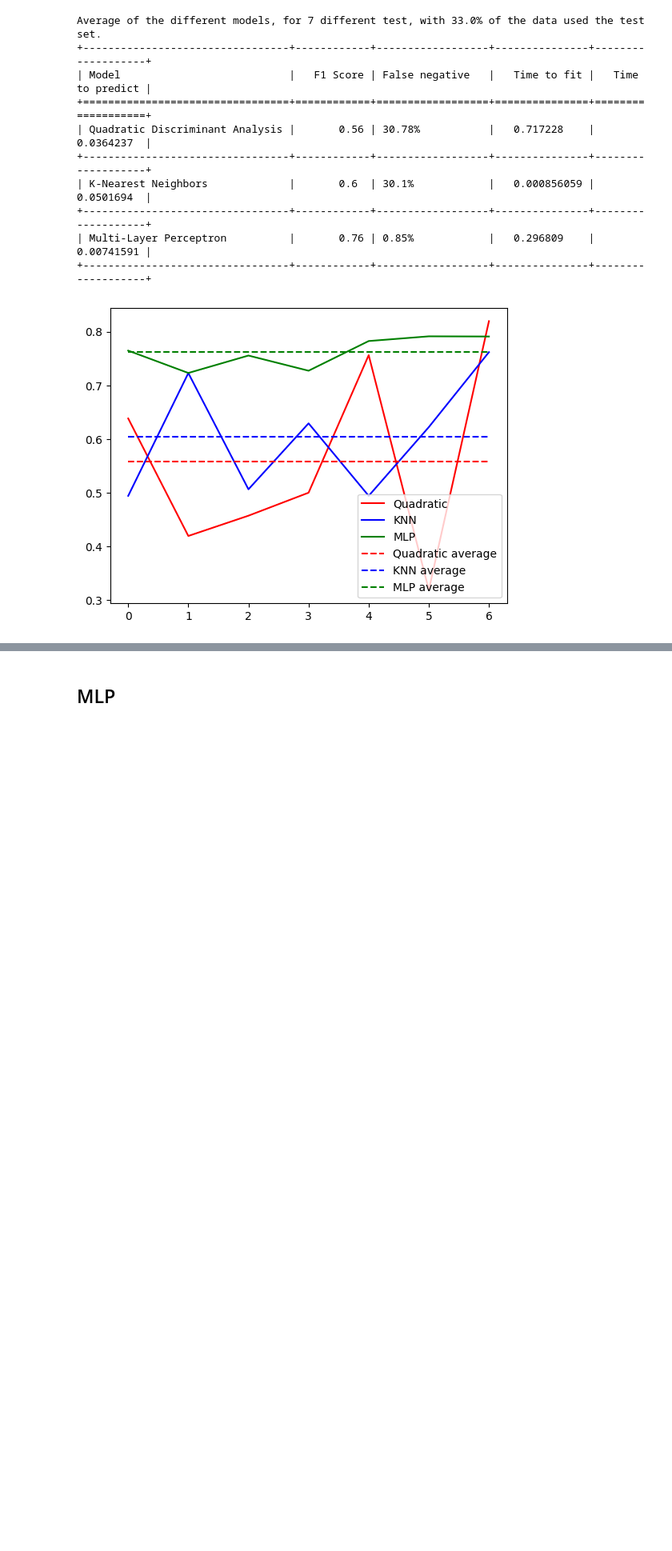
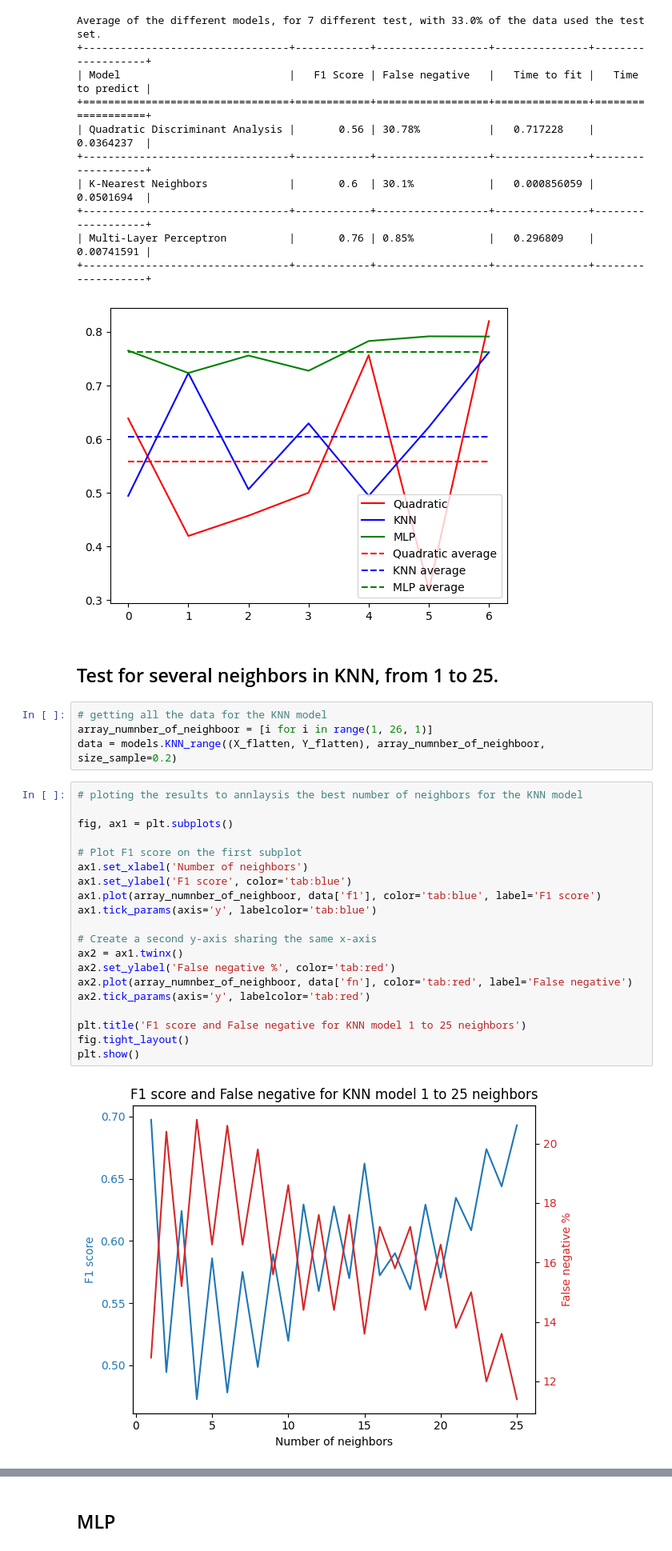
Before and after one commit to Thib99/MLLD-2024-NPT, a Jupyter notebook: main.ipynb, the cells around one changed output, grey strips where cells are left out. Shown at 80% size. Drawn from its saved outputs; the diff is of its cells as text; blank space fills up the shorter version.

Commit message:
update with graph of 1-25 KNN

```diff
--- a/main.ipynb
+++ b/main.ipynb
@@ -191,3 +192,31 @@ Average of the different models, for 7 different test, with 33.0% of the data us
 | Multi-Layer Perceptron          |       0.76 | 0.85%            |   0.296809    |        0.00741591 |
 +---------------------------------+------------+------------------+---------------+-------------------+
 [figure]
+# %% [markdown]
+<h2>Test for several neighbors in KNN, from 1 to 25.</h2>
+# %%
+# getting all the data for the KNN model
+array_numnber_of_neighboor = [i for i in range(1, 26, 1)]
+data = models.KNN_range((X_flatten, Y_flatten), array_numnber_of_neighboor, size_sample=0.2)
+# %%
+# ploting the results to annlaysis the best number of neighbors for the KNN model
+
+fig, ax1 = plt.subplots()
+
+# Plot F1 score on the first subplot
+ax1.set_xlabel('Number of neighbors')
+ax1.set_ylabel('F1 score', color='tab:blue')
+ax1.plot(array_numnber_of_neighboor, data['f1'], color='tab:blue', label='F1 score')
+ax1.tick_params(axis='y', labelcolor='tab:blue')
+
+# Create a second y-axis sharing the same x-axis
+ax2 = ax1.twinx()
+ax2.set_ylabel('False negative %', color='tab:red')
+ax2.plot(array_numnber_of_neighboor, data['fn'], color='tab:red', label='False negative')
+ax2.tick_params(axis='y', labelcolor='tab:red')
+
+plt.title('F1 score and False negative for KNN model 1 to 25 neighbors')
+fig.tight_layout()
+plt.show()
+# %% [output]
+[figure, added]
```
Also changed, not shown: parts of 2 cells of this notebook, 2 other files.
